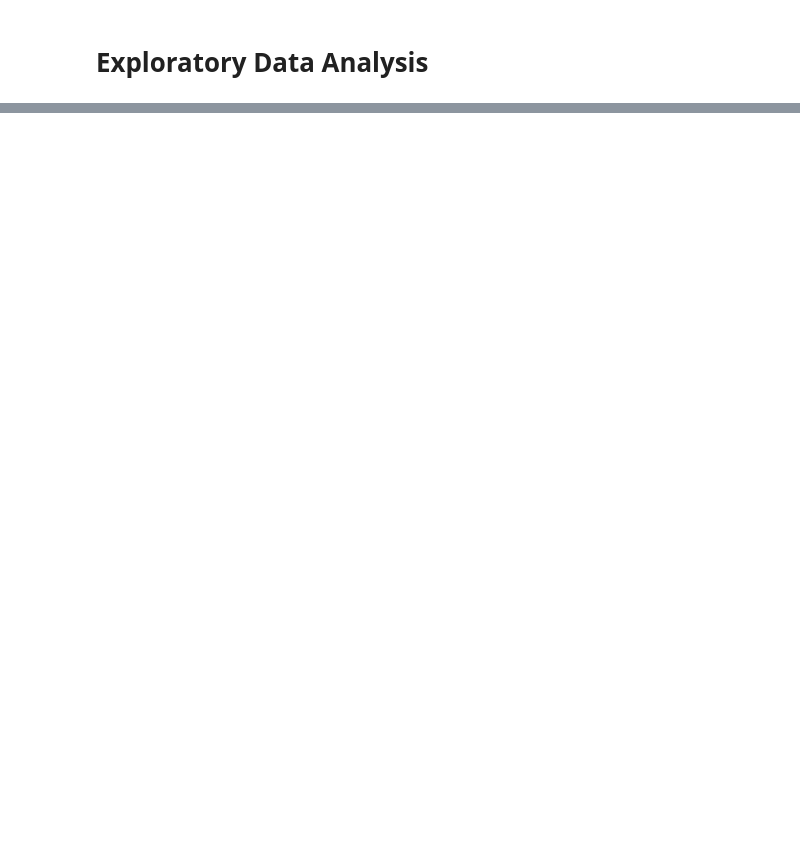
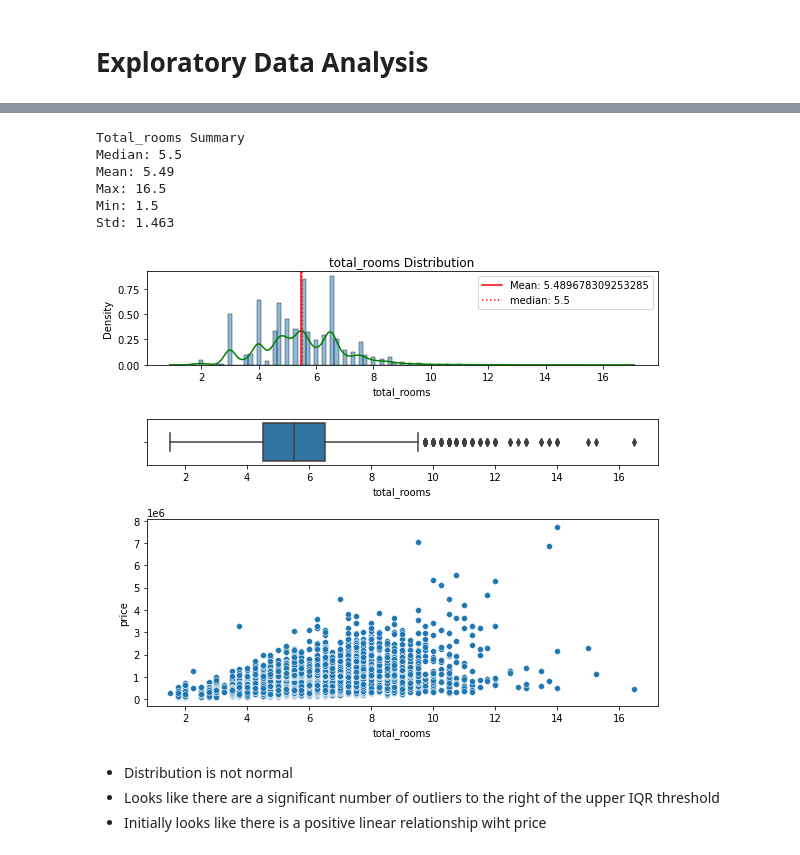
Before and after one commit to kuninethan95/dsc-phase-2-project, a Jupyter notebook: OSEMN ReOrg.ipynb, the cells around one changed output, grey strips where cells are left out. Saved outputs shown, nothing was run; the diff lists cells and outputs as text; code cells hidden in the pictures; blank space fills up the shorter version.

```diff
--- a/OSEMN ReOrg.ipynb
+++ b/OSEMN ReOrg.ipynb
@@ -449,0 +729,2 @@ for col in eda_check:
+# %%
+df.drop(index=15856, inplace=True)
@@ -449,0 +758,3 @@ for col in eda_check:
+# %%
+df['renovated_yes'] = (df['yr_renovated']>0).map({True:1,
+                                                   False: 0})
@@ -449,0 +769,4 @@ for col in eda_check:
+# %%
+# Dropping yr_renovated because we are replacing it with a binary variable
+
+df.drop('yr_renovated', axis=1, inplace=True)
@@ -449,0 +783,18 @@ for col in eda_check:
+# %%
+# Combine bedrooms and bathrooms
+
+df['total_rooms'] = df['bedrooms']+df['bathrooms']
+# %%
+distr_(df, 'total_rooms')
+# %% [output]
+Total_rooms Summary
+Median: 5.5
+Mean: 5.49
+Max: 16.5
+Min: 1.5
+Std: 1.463
+[figure, added]
+# %% [markdown]
+- Distribution is not normal
+- Looks like there are a significant number of outliers to the right of the upper IQR threshold
+- Initially looks like there is a positive linear relationship wiht price
```
Also changed, not shown: parts of 57 cells of this notebook.
